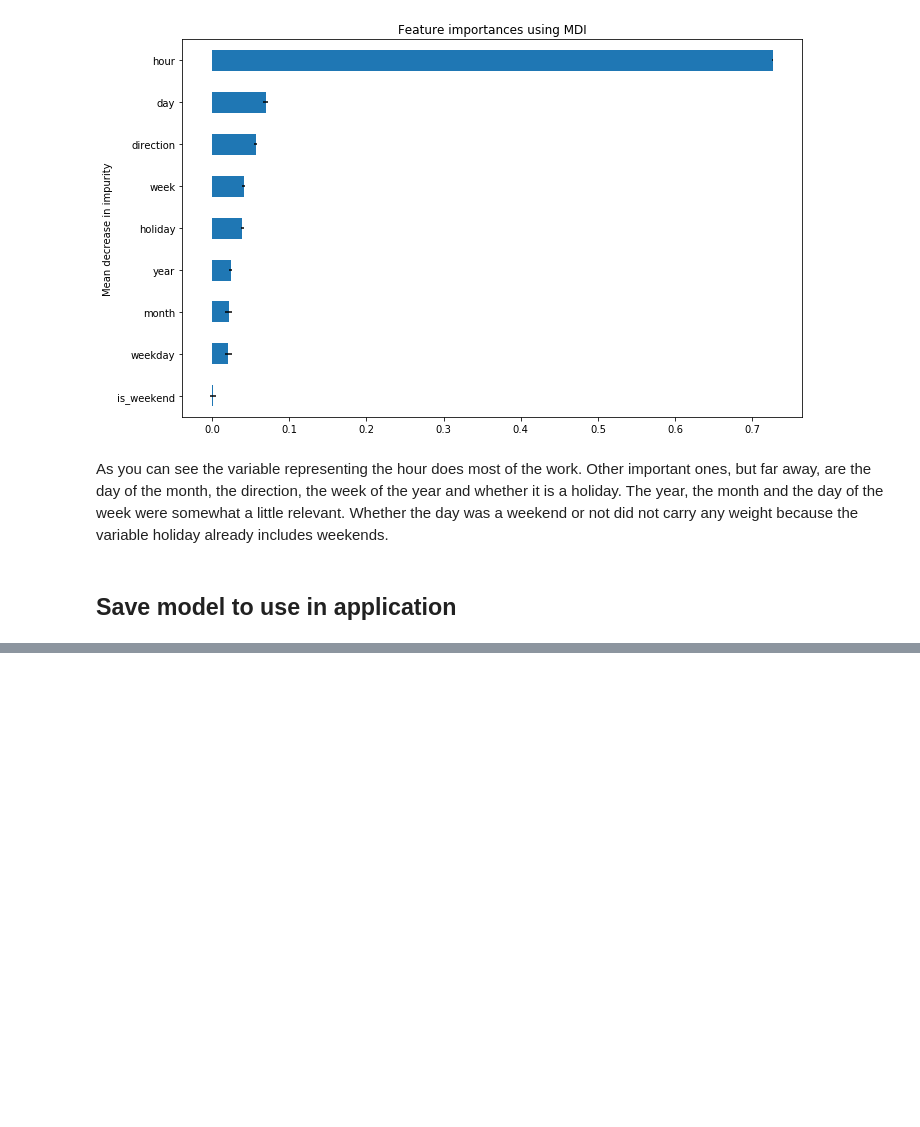
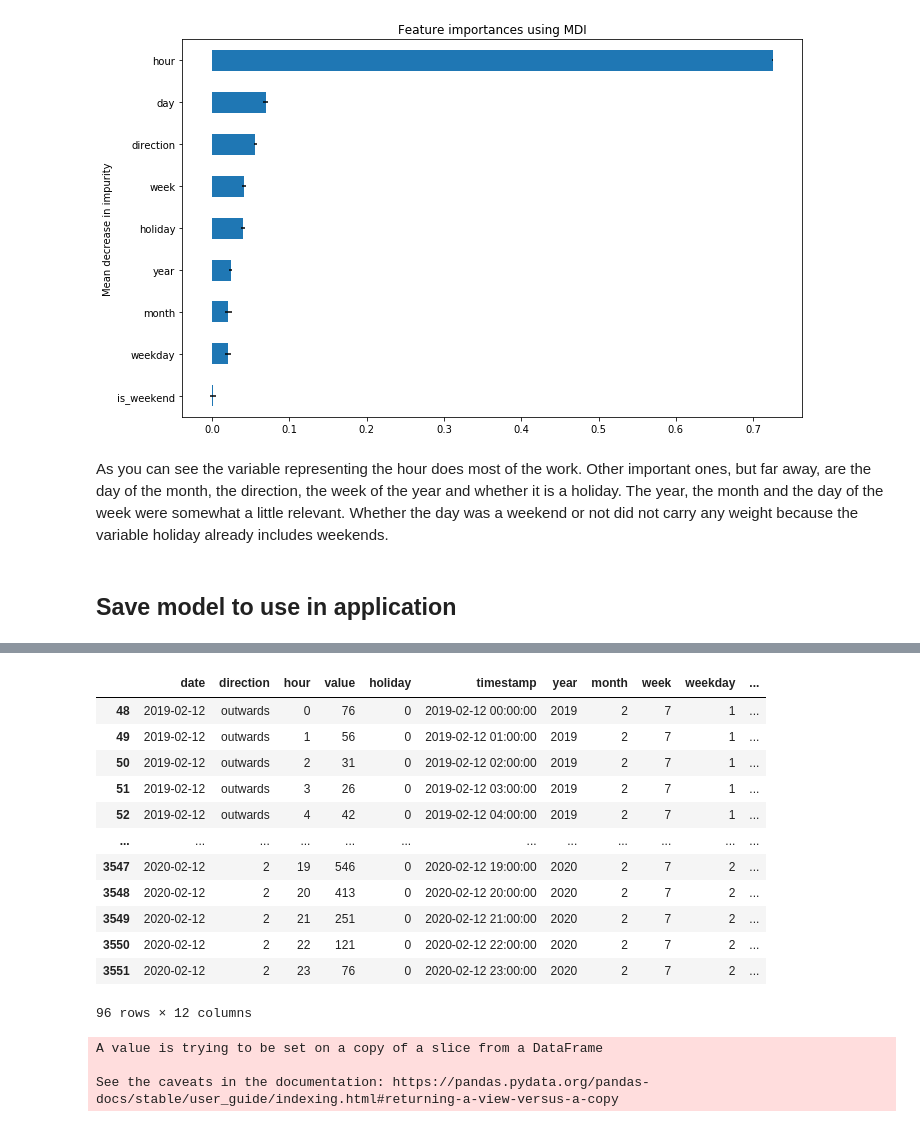
Before and after one commit to albertonietos/helsinki-traffic-prediction, a Jupyter notebook: model-building/ML_traffic_monitoring.ipynb, the cells around one changed output, grey strips where cells are left out. Saved outputs shown, nothing was run; the diff lists cells and outputs as text; code cells hidden in the pictures; blank space fills up the shorter version.

Commit message:
Investigate modelling of clean data

```diff
--- a/model-building/ML_traffic_monitoring.ipynb
+++ b/model-building/ML_traffic_monitoring.ipynb
@@ -354,0 +458,28 @@ with open(pkl_filename, 'wb') as file:
+# %%
+date_data
+# %% [output]
+|  | date | direction | hour | value | holiday | timestamp | year | month | week | weekday | ... |
+| 48 | 2019-02-12 | outwards | 0 | 76 | 0 | 2019-02-12 00:00:00 | 2019 | 2 | 7 | 1 | ... |
+| 49 | 2019-02-12 | outwards | 1 | 56 | 0 | 2019-02-12 01:00:00 | 2019 | 2 | 7 | 1 | ... |
+| 50 | 2019-02-12 | outwards | 2 | 31 | 0 | 2019-02-12 02:00:00 | 2019 | 2 | 7 | 1 | ... |
+| 51 | 2019-02-12 | outwards | 3 | 26 | 0 | 2019-02-12 03:00:00 | 2019 | 2 | 7 | 1 | ... |
+| 52 | 2019-02-12 | outwards | 4 | 42 | 0 | 2019-02-12 04:00:00 | 2019 | 2 | 7 | 1 | ... |
+| ... | ... | ... | ... | ... | ... | ... | ... | ... | ... | ... | ... |
+| 3547 | 2020-02-12 | 2 | 19 | 546 | 0 | 2020-02-12 19:00:00 | 2020 | 2 | 7 | 2 | ... |
+| 3548 | 2020-02-12 | 2 | 20 | 413 | 0 | 2020-02-12 20:00:00 | 2020 | 2 | 7 | 2 | ... |
+| 3549 | 2020-02-12 | 2 | 21 | 251 | 0 | 2020-02-12 21:00:00 | 2020 | 2 | 7 | 2 | ... |
+| 3550 | 2020-02-12 | 2 | 22 | 121 | 0 | 2020-02-12 22:00:00 | 2020 | 2 | 7 | 2 | ... |
+| 3551 | 2020-02-12 | 2 | 23 | 76 | 0 | 2020-02-12 23:00:00 | 2020 | 2 | 7 | 2 | ... |
+96 rows × 12 columns
+# %%
+date_input = '2019-02-12'
+timestamp = pd.to_datetime(date_input)
+
+date_data = data[(data.month == timestamp.month) & (data.day == timestamp.day)]
+date_data.direction.replace([1, 2], ['Centre', 'Outskirts'], inplace=True)
+fig = px.line(date_data, x='hour', y='value', color='year', line_dash='direction')
+fig.show()
+# %% [output]
+A value is trying to be set on a copy of a slice from a DataFrame
+
+See the caveats in the documentation: https://pandas.pydata.org/pandas-docs/stable/user_guide/indexing.html#returning-a-view-versus-a-copy
```
Also changed, not shown: parts of 26 cells of this notebook, 2 other files.
